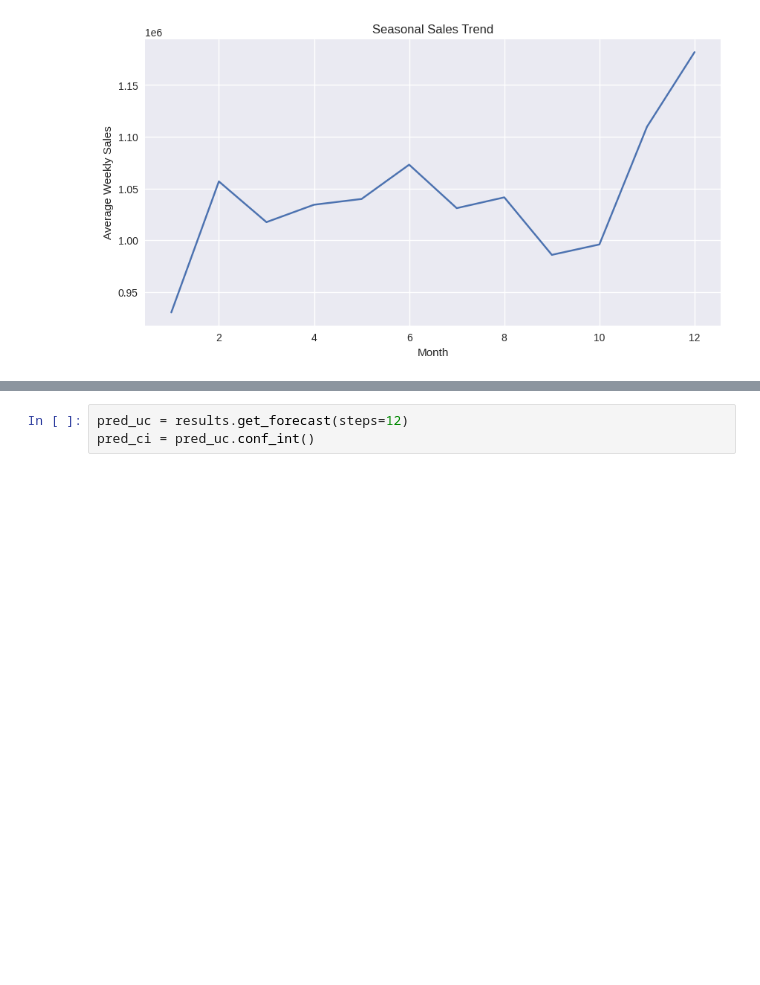
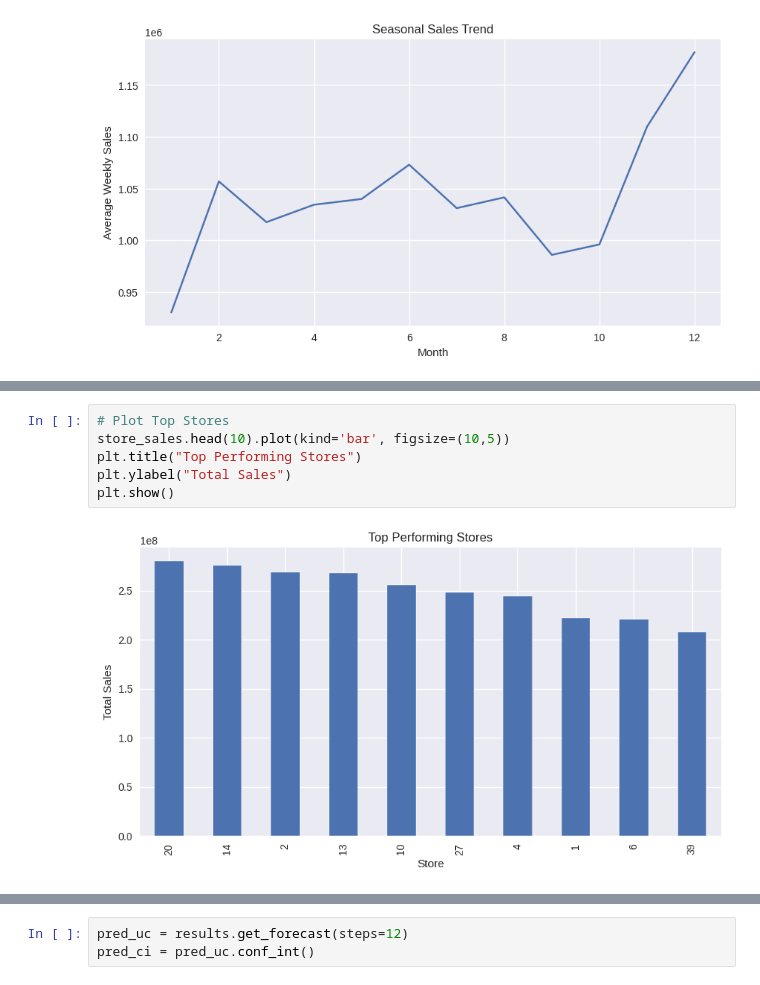
Before and after one commit to anur8591/walmart_capstone_project, a Jupyter notebook: walmart_capstone_project.ipynb, the cells around one changed output, grey strips where cells are left out. Cells and saved outputs as stored; diff of their text form; blank space fills up the shorter version.

```diff
--- a/walmart_capstone_project.ipynb
+++ b/walmart_capstone_project.ipynb
@@ -211,0 +190,8 @@ sales.head()
+# %%
+# Plot Top Stores
+store_sales.head(10).plot(kind='bar', figsize=(10,5))
+plt.title("Top Performing Stores")
+plt.ylabel("Total Sales")
+plt.show()
+# %% [output]
+[figure, added]
```
Also changed, not shown: parts of 27 cells of this notebook.
